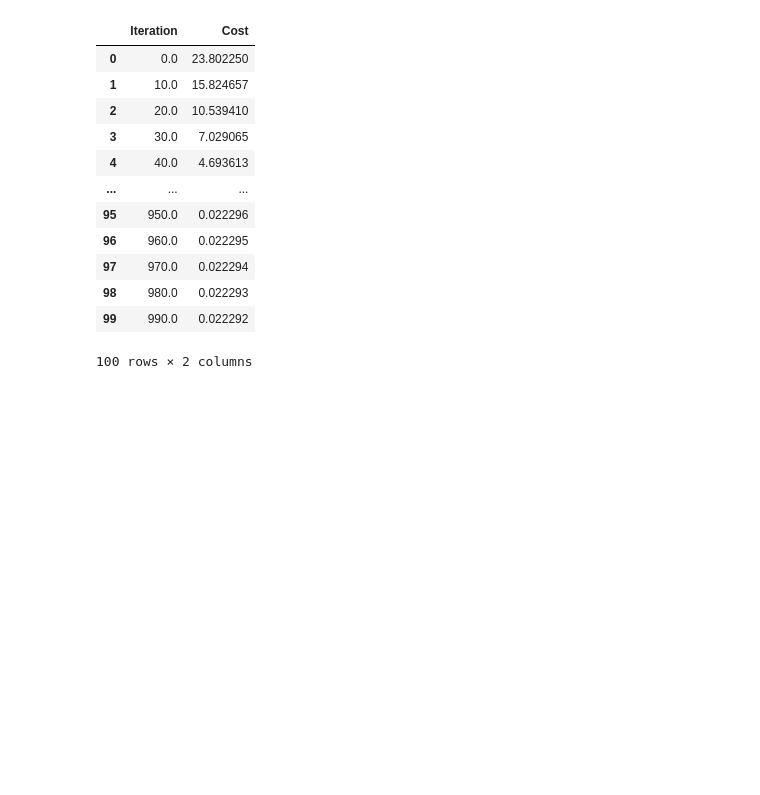
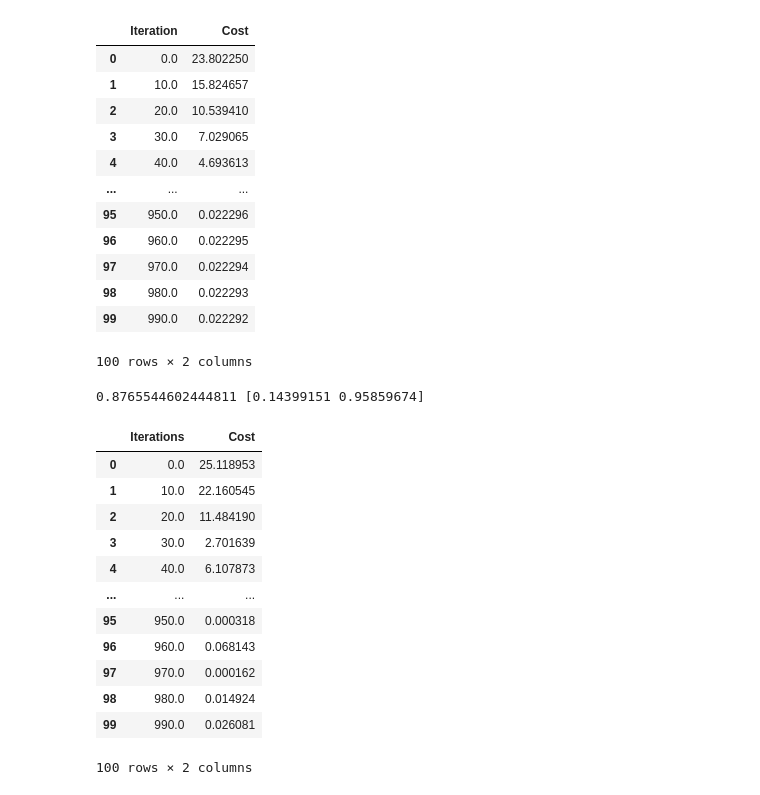
Before and after one commit to sk-shahsi/ML_Model, a Jupyter notebook: Gradint_decent_26_08_2026.ipynb, the cells around one changed output. Saved outputs shown, nothing was run; the diff lists cells and outputs as text; code cells hidden in the pictures; blank space fills up the shorter version.

```diff
--- a/Gradint_decent_26_08_2026.ipynb
+++ b/Gradint_decent_26_08_2026.ipynb
@@ -378,0 +389,67 @@ gd_iteration_df
+# %%
+def initialize(dim):
+  b_1 = random.random()
+  theta_1 = np.random.rand(dim)
+  return b_1, theta_1
+
+
+b_1,theta_1 = initialize(2)
+print(b_1,theta_1)
+# %% [output]
+0.8765544602444811 [0.14399151 0.95859674]
+# %%
+def predict_Y(b_1, theta_1, X):
+  return b_1 + np.dot(X, theta_1)
+
+Y_hat = predict_Y(b_1, theta_1, X)
+# %%
+def update_theta_sgd(X,Y,Y_hat,b, theta, learning_rate):
+  error = Y_hat - Y
+  db = 2 * error
+  dw = 2 * error * X
+  b_new = b-learning_rate*db
+  theta_new = theta - learning_rate*dw
+  return b_new, theta_new
+# %%
+def run_sgd(X, Y, alpha, num_iterations):
+  b, theta = initialized(X.shape[1])
+  ite_num = 0
+  sgd_interations_df = pd.DataFrame(columns=["Iterations", "Cost"])
+  result_idx = 0
+  for i in range(num_iterations):
+    # Select one random row ->
+    random_index = np.random.randint(len(X))
+    # Get one row for X and Y
+    x_i = X[random_index]
+    y_i = Y[random_index]
+    # Prediction for the one sample
+    Y_hat = predict_Y(b, theta, x_i)
+    # Calculating the Cost
+    this_cost = get_cost(np.array([y_i]), np.array([Y_hat]))
+    # Update the Bias and Weight
+    b, theta = update_theta_sgd(x_i, y_i, Y_hat, b, theta, alpha)
+
+    if(ite_num%10 == 0):
+      sgd_interations_df.loc[result_idx] = [ite_num, this_cost]
+      result_idx = result_idx+1
+    ite_num = ite_num+1
+
+  return sgd_interations_df, b, theta
+# %%
+sgd_iteration_df, b, theta = run_sgd(X, y.values, alpha=0.01, num_iterations=1000)
+# %%
+sgd_iteration_df
+# %% [output]
+|  | Iterations | Cost |
+| 0 | 0.0 | 25.118953 |
+| 1 | 10.0 | 22.160545 |
+| 2 | 20.0 | 11.484190 |
+| 3 | 30.0 | 2.701639 |
+| 4 | 40.0 | 6.107873 |
+| ... | ... | ... |
+| 95 | 950.0 | 0.000318 |
+| 96 | 960.0 | 0.068143 |
+| 97 | 970.0 | 0.000162 |
+| 98 | 980.0 | 0.014924 |
+| 99 | 990.0 | 0.026081 |
+100 rows × 2 columns
```
Also changed, not shown: parts of 1 cell of this notebook.
